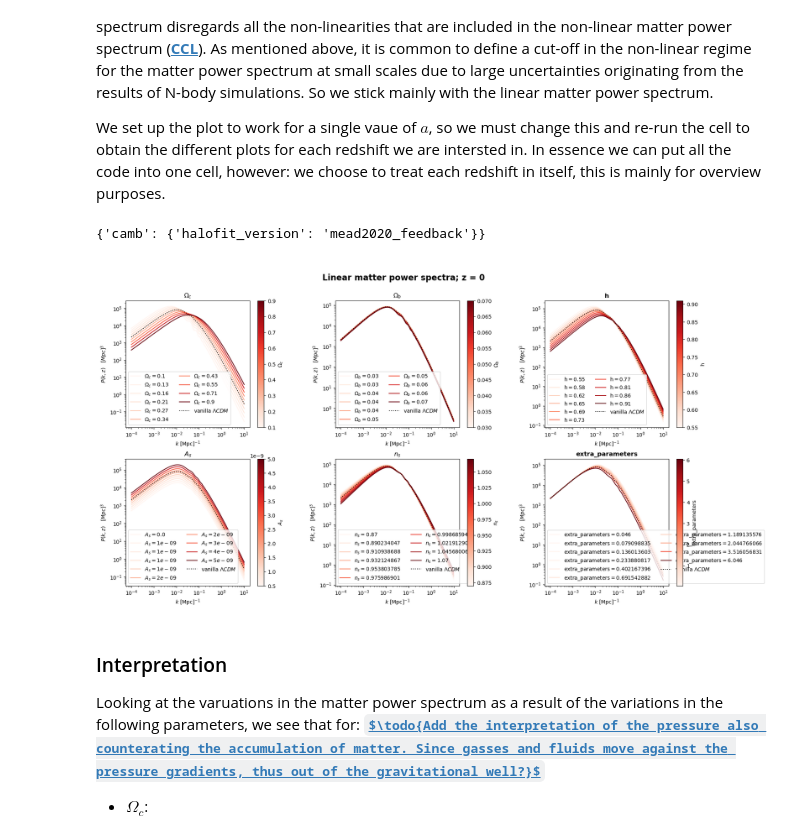
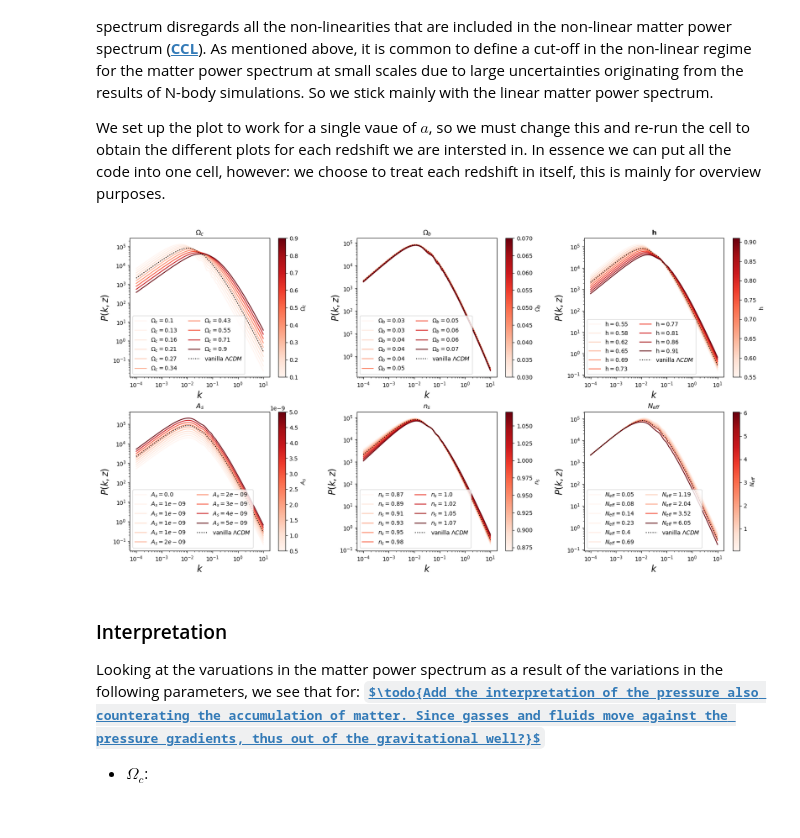
Before and after one commit to XanderHenrik/Masters-Project, a Jupyter notebook: notebooks/varying_P_k.ipynb, the cells around one changed output. Cells and saved outputs as stored; diff of their text form; code cells hidden in the pictures; some formulas as TeX source.

```diff
--- a/notebooks/varying_P_k.ipynb
+++ b/notebooks/varying_P_k.ipynb
@@ -255,7 +255,7 @@ k = np.geomspace(kmin, kmax, nk) # np.linspace(kmin, kmax, nk) # Try linspace --
 a = 1 # scale factor
 
 # The standard values, in a dictionary:
-pars = {r"Omega_c": 0.27, r"Omega_b": 0.045, r"h": 0.67, r"A_s": 2.1e-9, r"n_s": 0.96, r"extra_parameters": {"camb": {"halofit_version": "mead2020_feedback"}}} # Here we have a reference list of the parameters. This will be altered slightly in the loop.
+pars = {r"Omega_c": 0.27, r"Omega_b": 0.045, r"h": 0.67, r"A_s": 2.1e-9, r"n_s": 0.96}#, r"extra_parameters": {"camb": {"halofit_version": "mead2020_feedback"}}} # Here we have a reference list of the parameters. This will be altered slightly in the loop.
 
 # For elegance in our plot:
 keys = list(pars)
@@ -270,7 +270,7 @@ vanilla_lcdm_non_lin = ccl.nonlin_matter_power(cosmology, k, a)
 
 # For HMCode include: boltzmann camb(which is default) and '"camb": {"halofit_version": "mead2020_feedback"}';
 # This way we can check the sensitivity of the HMCode2020
-print(cosmology["extra_parameters"])
+# print(cosmology["extra_parameters"])
 
 # Now we generate all the varied linear power spectra:
 var_om_c_lin = loop_comso_lin(om_c_prior, r"Omega_c")
@@ -286,8 +286,8 @@ lin_P_k = (var_om_c_lin, var_om_b_lin, var_h_lin, var_a_s_lin, var_n_s_lin, var_
 
 # Initiate the plot:
 fig, axes = plt.subplots(figsize=(20, 10), nrows=2, ncols=3)
-fig.suptitle("\nLinear matter power spectra; z = 0", weight="bold", fontsize=16) # Check value of z <-----> a (above)
-plt.subplots_adjust(hspace=0.25, wspace=0.35)
+# fig.suptitle("\nLinear matter power spectra; z = 0", weight="bold", fontsize=16) # Check value of z <-----> a (above)
+plt.subplots_adjust(hspace=0.25, wspace=0.3)
 
 # Add colormap and plot all graphs in color red, disticted by the saturation of the color
 cmap = cm.get_cmap('Reds')
@@ -306,40 +306,40 @@ for j in range(0, 3):
 
         # Split the subplots per row, the first row for j = 0, 1, 2
         # First row:
         axes[0, j].loglog(k, lin_P_k[j][i], color=color_row1, label=keys[j] + r"$= {}$".format(np.round(priors[j][i], 2)))
 
         # Add titles, labels:
         axes[0, j].set_title(keys[j], weight="bold")
-        axes[0, j].set_xlabel(r'$k$ [Mpc]$^{-1}$')
-        axes[0, j].set_ylabel(r'$P(k, z)\quad [Mpc]^{3}$')
+        axes[0, j].set_xlabel(r'$k$', fontsize=16)
+        axes[0, j].set_ylabel(r'$P(k, z)$', fontsize=16)
 
         # Second row:
         # Set up the colors:
         color_row2 = cmap(norm_row2(priors[j + 3][i]))
         sm_row2 = cm.ScalarMappable(cmap=cmap, norm=norm_row2)
         sm_row2.set_array([])  # To avoid errors
 
-        axes[1, j].loglog(k, lin_P_k[j + 3][i], color=color_row2, label=keys[j + 3] + r"$= {}$".format(np.round(priors[j + 3][i], 9)))
+        axes[1, j].loglog(k, lin_P_k[j + 3][i], color=color_row2,
+                          label=keys[j + 3] + (r"$= {}$".format(np.round(priors[j + 3][i], 9)) if j==0 else r"$= {}$".format(np.round(priors[j + 3][i], 2))))
 
         # Add titles, labels:
         axes[1, j].set_title(keys[j + 3], weight="bold")
-        axes[1, j].set_xlabel(r'$k$ [Mpc]$^{-1}$')
-        axes[1, j].set_ylabel(r'$P(k, z) \quad [Mpc]^{3}$')
+        axes[1, j].set_xlabel(r'$k$', fontsize=16)
+        axes[1, j].set_ylabel(r'$P(k, z)$', fontsize=16)
 
     # Add colorbar to the subplots in row 1 & 2 respectively:
     cbar_row1 = fig.colorbar(sm_row1, ax=axes[0, j], label=keys[j])
     cbar_row2 = fig.colorbar(sm_row2, ax=axes[1, j], label=keys[j + 3])
 
     # Plot the reference value for "vanilla-LCDM" and the legend himself:
     axes[0, j].loglog(k, vanilla_lcdm, ":", color='k', label=r"vanilla $\Lambda CDM$")
     axes[0, j].legend(loc=0, ncols=2)
     axes[1, j].loglog(k, vanilla_lcdm, ":", color='k', label=r"vanilla $\Lambda CDM$")
     axes[1, j].legend(loc=0, ncols=2)
 
 plt.show()
 # %% [output]
-{'camb': {'halofit_version': 'mead2020_feedback'}}
-[figure, old version]
+[figure, new version]
 # %% [markdown]
 ### Interpretation
 Looking at the varuations in the matter power spectrum as a result of the variations in the following parameters, we see that for:
```
Also changed, not shown: parts of 5 cells of this notebook, 11 other files.
